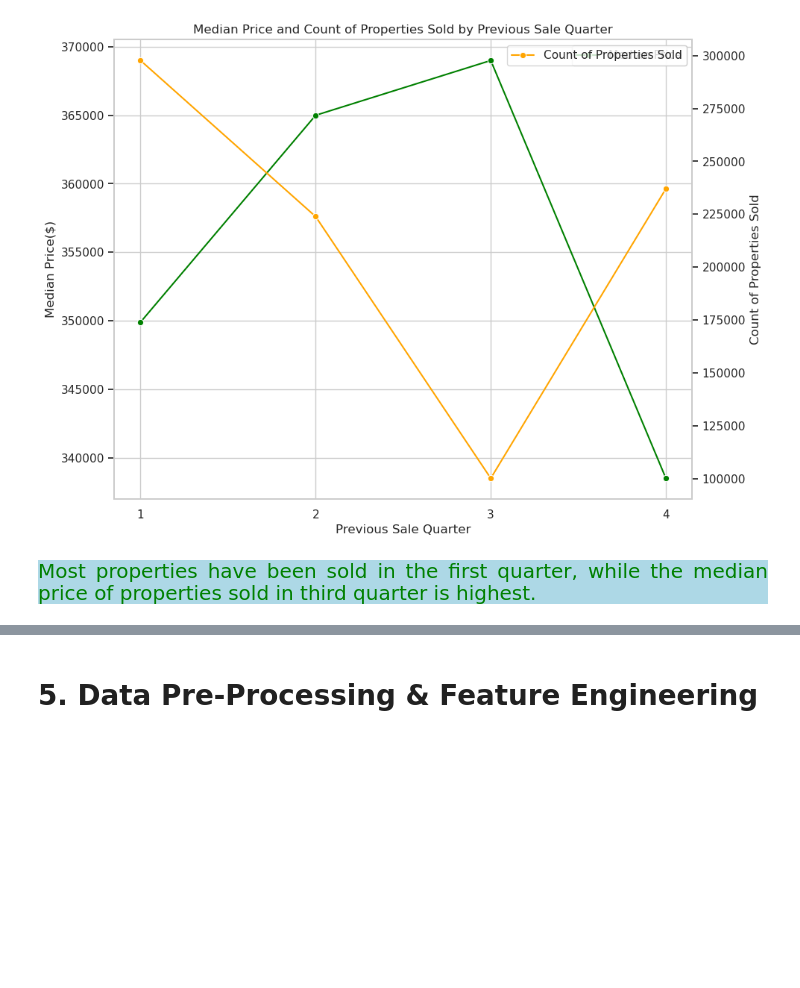
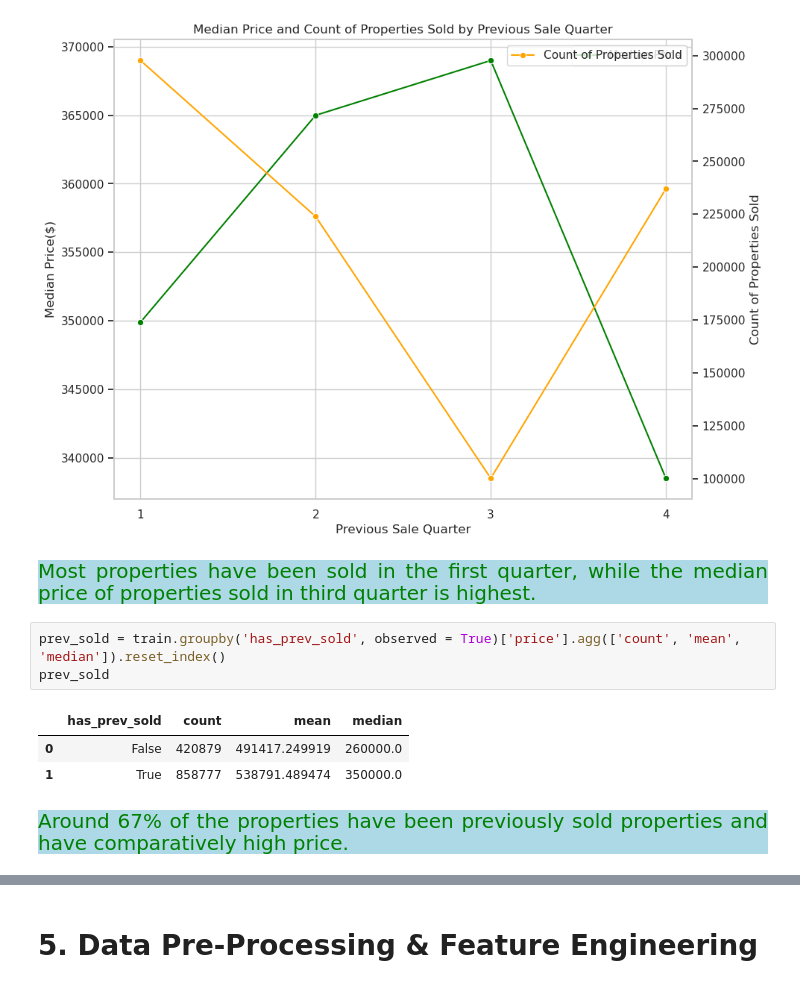
Before and after one commit to Kartika-Nidhi/DS_Projects, a Jupyter notebook: USARealEstatePricePrediction.ipynb, the cells around one changed output, grey strips where cells are left out. Drawn from its saved outputs; the diff is of its cells as text; blank space fills up the shorter version.

```diff
--- a/USARealEstatePricePrediction.ipynb
+++ b/USARealEstatePricePrediction.ipynb
@@ -932,6 +932,16 @@ plt.show()
 # %% [markdown]
 <div style = "background-color:lightblue; color:green; font-size:20px; text-align:justify">
 Most properties have been sold in the first quarter, while the median price of properties sold in third quarter is highest.
+# %%
+prev_sold = train.groupby('has_prev_sold', observed = True)['price'].agg(['count', 'mean', 'median']).reset_index()
+prev_sold
+# %% [output]
+|  | has_prev_sold | count | mean | median |
+| 0 | False | 420879 | 491417.249919 | 260000.0 |
+| 1 | True | 858777 | 538791.489474 | 350000.0 |
+# %% [markdown]
+<div style = "background-color:lightblue; color:green; font-size:20px; text-align:justify">
+Around 67% of the properties have been previously sold properties and have comparatively high price.
 # %% [markdown]
 <div>
 # %% [markdown]
```
